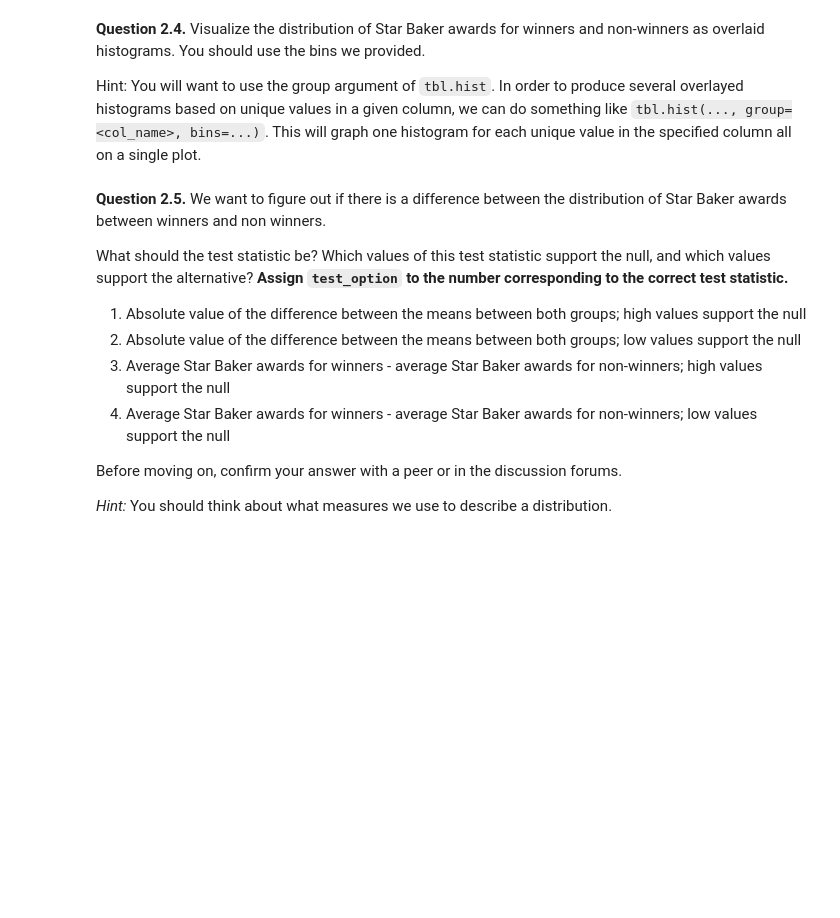
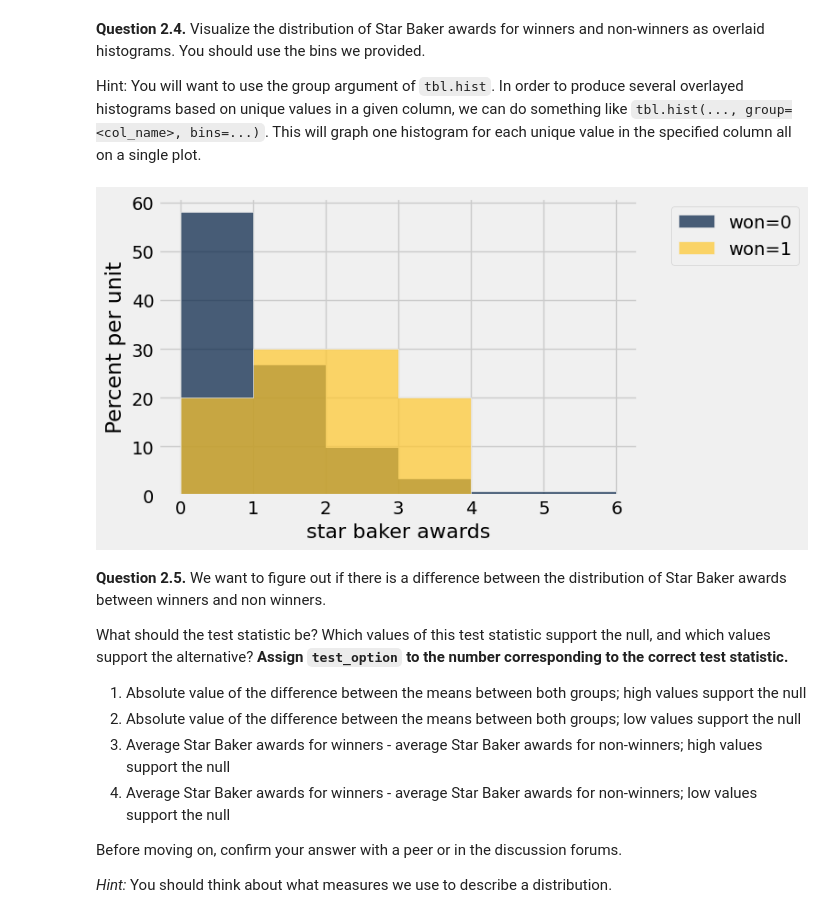
Before and after one commit to AndrewClough05/Intro-to-Data-Analytics-2.0, a Jupyter notebook: lab07-1/lab07/lab07.ipynb, the cells around one changed output. Drawn from its saved outputs; the diff is of its cells as text; code cells hidden in the pictures; blank space fills up the shorter version.

```diff
--- a/lab07-1/lab07/lab07.ipynb
+++ b/lab07-1/lab07/lab07.ipynb
@@ -161,7 +147,9 @@ q2_3 results:
 Hint: You will want to use the group argument of `tbl.hist`. In order to produce several overlayed histograms based on unique values in a given column, we can do something like `tbl.hist(..., group=<col_name>, bins=...)`. This will graph one histogram for each unique value in the specified column all on a single plot.
 # %%
 useful_bins = np.arange(0, 7)
-...
+bakers_hist = bakers.hist(group = "won", bins = useful_bins)
+# %% [output]
+[figure, added]
 # %% [markdown]
 **Question 2.5.** We want to figure out if there is a difference between the distribution of Star Baker awards between winners and non winners.
 
```
Also changed, not shown: parts of 21 cells of this notebook, 6 other files.
